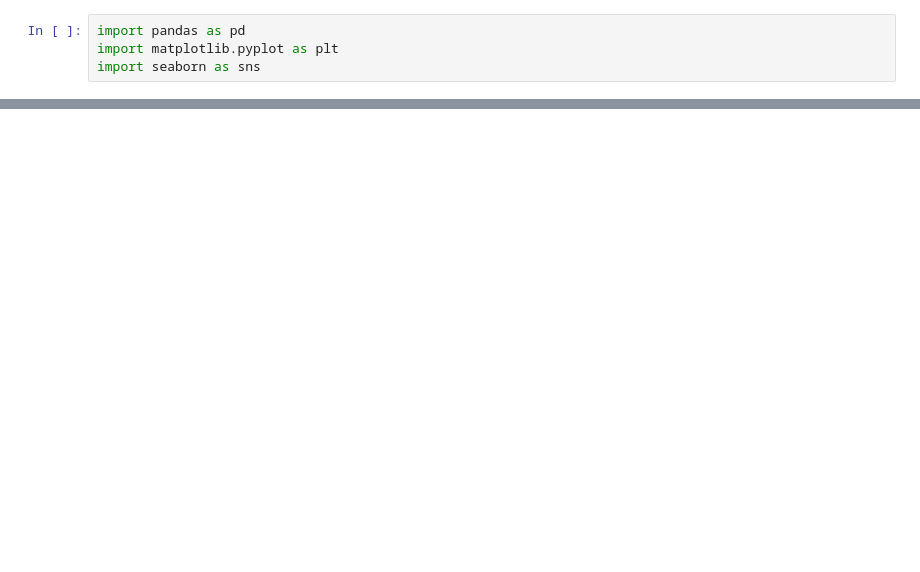
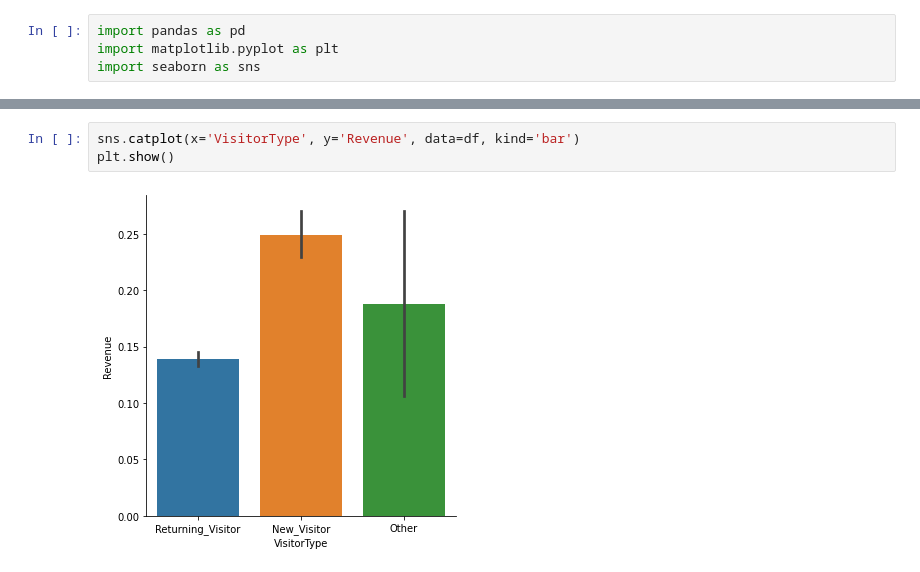
Before and after one commit to arnavhasija/ShopInsights, a Jupyter notebook: online-shopping-data-analysis.ipynb, the cells around one changed output, grey strips where cells are left out. Saved outputs shown, nothing was run; the diff lists cells and outputs as text; blank space fills up the shorter version.

```diff
--- a/online-shopping-data-analysis.ipynb
+++ b/online-shopping-data-analysis.ipynb
@@ -49,0 +93,5 @@ df.describe()
+# %%
+sns.catplot(x='VisitorType', y='Revenue', data=df, kind='bar')
+plt.show()
+# %% [output]
+[figure, added]
```
Also changed, not shown: parts of 12 cells of this notebook.
